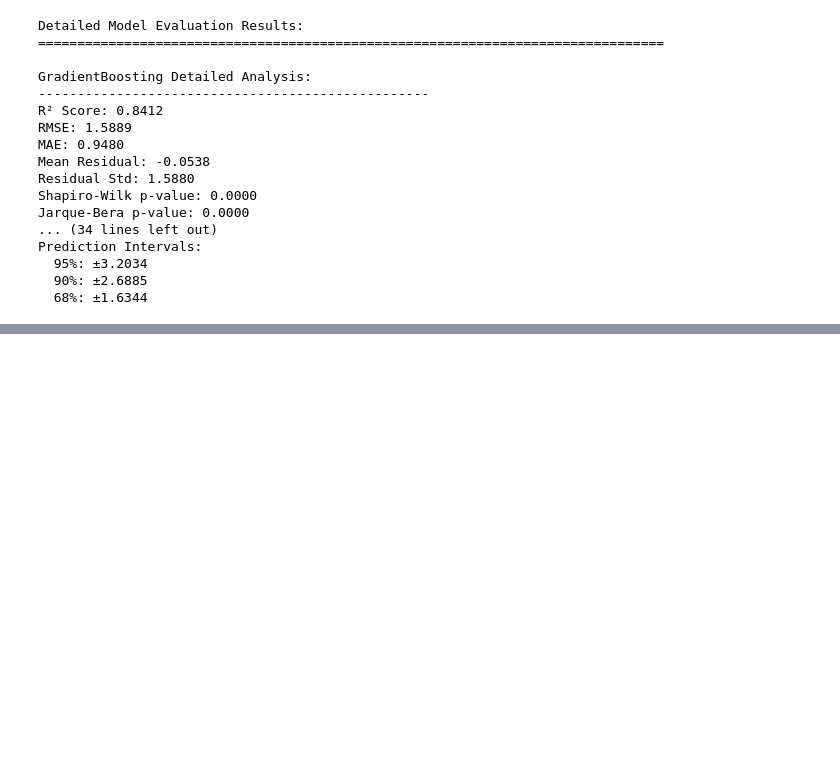
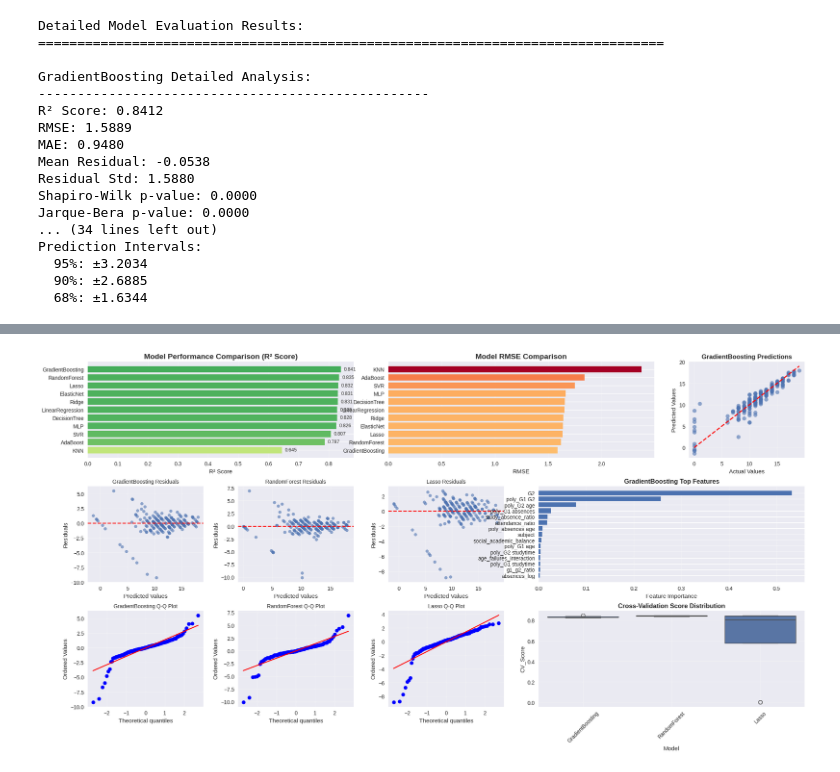
Before and after one commit to lucks-13/student-performance, a Jupyter notebook: code.ipynb, the cells around one changed output, grey strips where cells are left out. Cells and saved outputs as stored; diff of their text form; code cells hidden in the pictures; blank space fills up the shorter version.

Commit message:
Statistical comparison of top models and Visualization Dashboard

```diff
--- a/code.ipynb
+++ b/code.ipynb
@@ -728,0 +755,91 @@ Prediction Intervals:
+# %%
+fig = plt.figure(figsize=(24, 20))
+gs = fig.add_gridspec(5, 5, hspace=0.3, wspace=0.3)
+
+ax1 = fig.add_subplot(gs[0, :2])
+performance_df_sorted = performance_df.sort_values('Test_R2')
+bars = ax1.barh(performance_df_sorted['Model'], performance_df_sorted['Test_R2'],
+                color=plt.cm.RdYlGn(performance_df_sorted['Test_R2']))
+ax1.set_xlabel('R² Score')
+ax1.set_title('Model Performance Comparison (R² Score)', fontsize=14, fontweight='bold')
+ax1.grid(axis='x', alpha=0.3)
+for i, (idx, row) in enumerate(performance_df_sorted.iterrows()):
+    ax1.text(row['Test_R2'] + 0.01, i, f"{row['Test_R2']:.3f}",
+             va='center', fontsize=9)
+
+ax2 = fig.add_subplot(gs[0, 2:4])
+rmse_sorted = performance_df.sort_values('Test_RMSE', ascending=True)
+bars2 = ax2.barh(rmse_sorted['Model'], rmse_sorted['Test_RMSE'],
+                 color=plt.cm.RdYlGn_r(rmse_sorted['Test_RMSE']/rmse_sorted['Test_RMSE'].max()))
+ax2.set_xlabel('RMSE')
+ax2.set_title('Model RMSE Comparison', fontsize=14, fontweight='bold')
+ax2.grid(axis='x', alpha=0.3)
+
+best_model_name = top_3_models[0]
+ax3 = fig.add_subplot(gs[0, 4])
+y_pred_best = results[best_model_name]['predictions']
+ax3.scatter(y_test, y_pred_best, alpha=0.6, s=50)
+ax3.plot([y_test.min(), y_test.max()], [y_test.min(), y_test.max()], 'r--', lw=2)
+ax3.set_xlabel('Actual Values')
+ax3.set_ylabel('Predicted Values')
+ax3.set_title(f'{best_model_name} Predictions', fontsize=12, fontweight='bold')
+ax3.grid(alpha=0.3)
+
+for i, model_name in enumerate(top_3_models[:3]):
+    if model_name in detailed_evaluations:
+        ax_res = fig.add_subplot(gs[1, i])
+        residuals = detailed_evaluations[model_name]['residuals']
+        y_pred = results[model_name]['predictions']
+
+        ax_res.scatter(y_pred, residuals, alpha=0.6, s=30)
+        ax_res.axhline(y=0, color='r', linestyle='--')
+        ax_res.set_xlabel('Predicted Values')
+        ax_res.set_ylabel('Residuals')
+        ax_res.set_title(f'{model_name} Residuals', fontsize=10)
+        ax_res.grid(alpha=0.3)
+
+        ax_qq = fig.add_subplot(gs[2, i])
+        stats.probplot(residuals, dist="norm", plot=ax_qq)
+        ax_qq.set_title(f'{model_name} Q-Q Plot', fontsize=10)
+        ax_qq.grid(alpha=0.3)
+
+ensemble_models = [name for name in top_3_models if name in ['RandomForest', 'GradientBoosting', 'AdaBoost']]
+if ensemble_models:
+    ax_fi = fig.add_subplot(gs[1, 3:])
+    model_name = ensemble_models[0]
+    feature_importance = detailed_evaluations[model_name]['feature_importance']
+
+    if feature_importance is not None and isinstance(feature_importance, np.ndarray) and feature_importance.ndim == 1:
+        feature_names = X.columns
+        if len(feature_importance) == len(feature_names):
+            importance_df = pd.DataFrame({
+                'feature': feature_names,
+                'importance': feature_importance
+            }).sort_values('importance', ascending=True).tail(15)
+
+            bars_fi = ax_fi.barh(importance_df['feature'], importance_df['importance'])
+            ax_fi.set_xlabel('Feature Importance')
+            ax_fi.set_title(f'{model_name} Top Features', fontsize=12, fontweight='bold')
+            ax_fi.grid(axis='x', alpha=0.3)
+        else:
+            print(f"Warning: Feature importance length ({len(feature_importance)}) does not match feature names length ({len(feature_names)}) for {model_name}. Skipping feature importance plot.")
+    else:
+        print(f"Warning: Feature importance not available or not a 1D array for {model_name}. Skipping feature importance plot.")
+
+
+ax_cv = fig.add_subplot(gs[2, 3:])
+cv_r2_scores = []
+cv_model_names = []
+for model_name in top_3_models:
+    if model_name in cv_scores:
+        scores = cv_scores[model_name]
+        cv_r2_scores.extend(scores)
+        cv_model_names.extend([model_name] * len(scores))
+
+cv_df = pd.DataFrame({'Model': cv_model_names, 'CV_Score': cv_r2_scores})
+sns.boxplot(data=cv_df, x='Model', y='CV_Score', ax=ax_cv)
+ax_cv.set_title('Cross-Validation Score Distribution', fontsize=12, fontweight='bold')
+ax_cv.tick_params(axis='x', rotation=45)
+ax_cv.grid(alpha=0.3)
+# %% [output]
+[figure, added]
```
Also changed, not shown: parts of 3 cells of this notebook.
